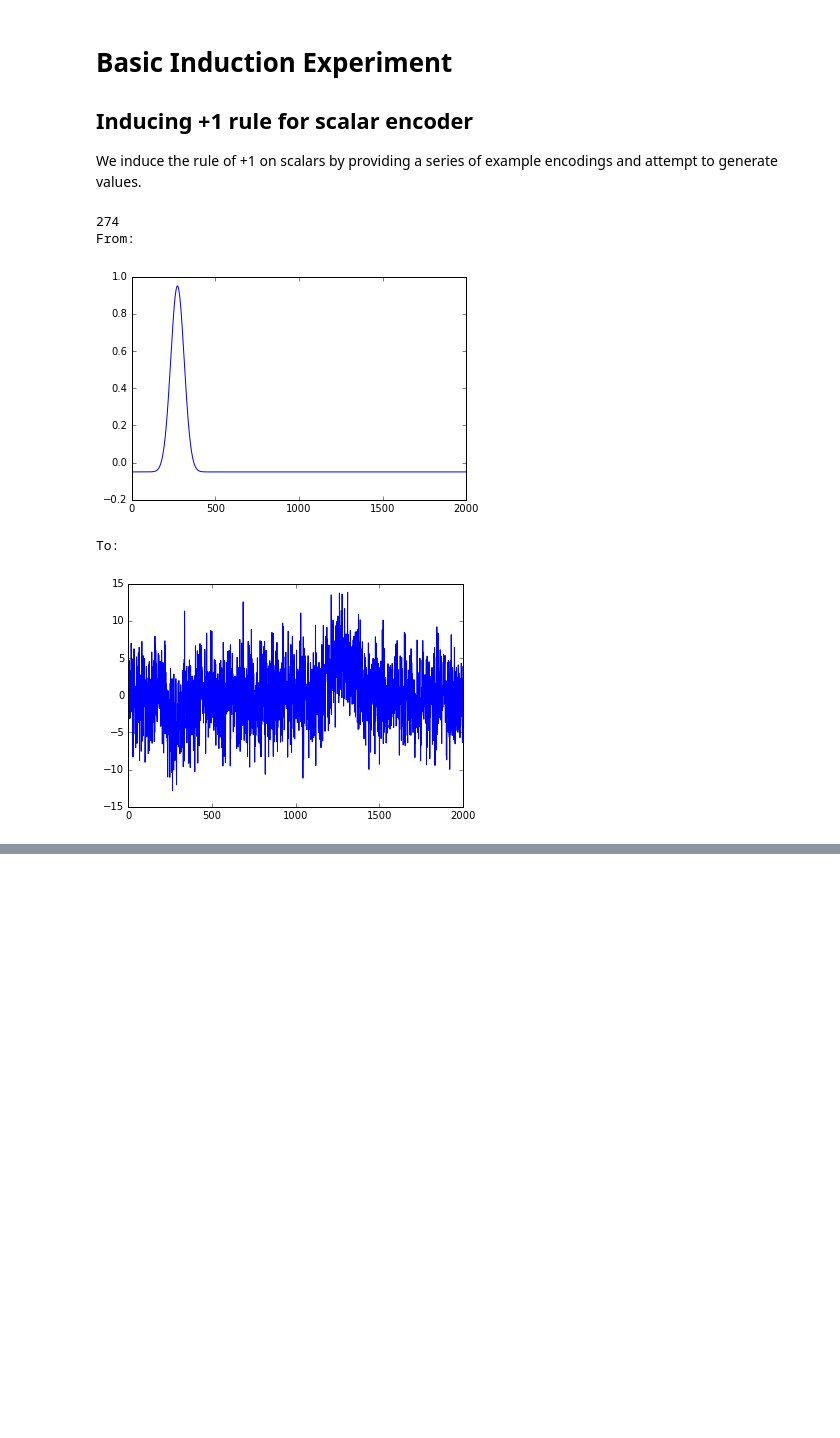
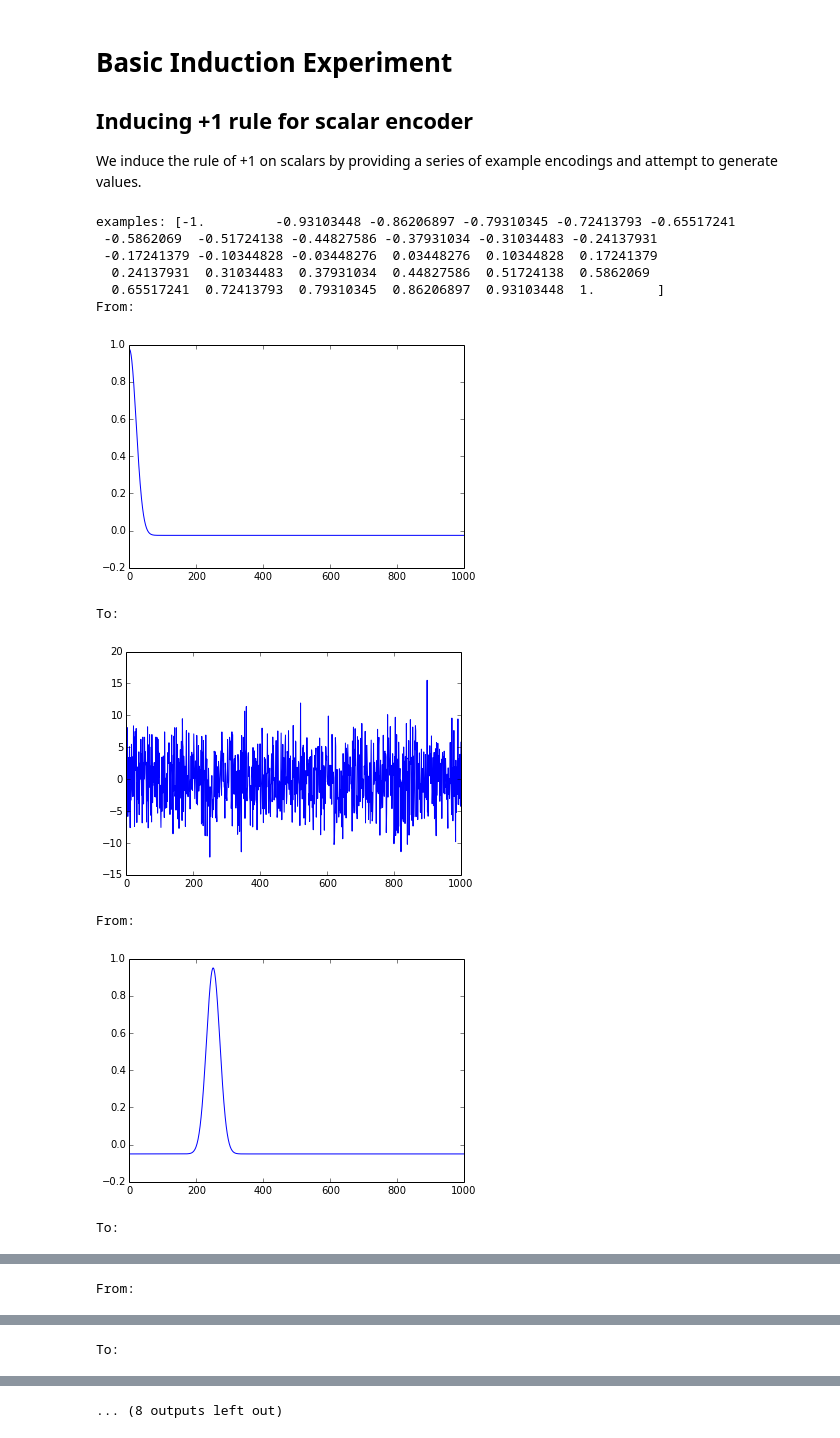
Before and after one commit to HBPNeurorobotics/holographic, a Jupyter notebook: hrr/HRR_induction.ipynb, the cells around one changed output, grey strips where cells are left out. Saved outputs shown, nothing was run; the diff lists cells and outputs as text; code cells hidden in the pictures; blank space fills up the shorter version.

```diff
--- a/hrr/HRR_induction.ipynb
+++ b/hrr/HRR_induction.ipynb
@@ -7,40 +7,57 @@ We induce the rule of +1 on scalars by providing a series of example encodings a
 # %%
 import numpy as np
 import random
 from hrr import HRR
 %matplotlib inline
 
 HRR.reset_kernel()
 HRR.verbose = False
 
-input_range = 2000
-examples = 1000
-probes = 1
+input_range = 1
+probes = 3
 steps = 1
-size = 2000
+size = 1000
 
-HRR.input_range = [0,input_range]
+# function to learn
+def f(x):
+    return np.sin(x)
+
+HRR.input_range = [-input_range, input_range]
 HRR.set_size(size)
 
-exs = np.empty((examples,size), dtype=float)
 
-for e in range(examples):
-    i = random.randrange(input_range/2)
-    exs[e] = (HRR(i+input_range/2) % i).memory
+# generate learning dataset
+examples = np.linspace(-input_range, input_range, num=30)
+print('examples: {}'.format(examples))
+
+# create storage for averaging
+exs = np.empty((examples.size, size), dtype=float)
+
+for idx, e in enumerate(examples):
+    A = float(e)
+    B = f(A)
+
+    exs[idx] = (HRR(B) % A).memory
 
 m = HRR(0,generator=exs)
 
-for p in range(probes):
-    a = random.randrange(input_range/2)
-    i = HRR(a)
-    print(a)
+probes = np.linspace(-input_range, input_range, num=5)
+for p in probes:
+    i = HRR(float(p))
     print("From:")
     HRR.plot(HRR.reverse_permute(i.memory))
     print("To:")
     HRR.plot(HRR.reverse_permute((m * i).memory))
 # %% [output]
-274
+examples: [-1.         -0.93103448 -0.86206897 -0.79310345 -0.72413793 -0.65517241
+ -0.5862069  -0.51724138 -0.44827586 -0.37931034 -0.31034483 -0.24137931
+ -0.17241379 -0.10344828 -0.03448276  0.03448276  0.10344828  0.17241379
+  0.24137931  0.31034483  0.37931034  0.44827586  0.51724138  0.5862069
+  0.65517241  0.72413793  0.79310345  0.86206897  0.93103448  1.        ]
 From:
-[figure, old version]
+[figure, new version]
 To:
-[figure, old version]
+[figure, new version]
+From:
+[figure, added]
+To:
@@ -46,0 +65 @@ To:
+From:
@@ -46,0 +67 @@ To:
+To:
@@ -46,0 +69 @@ To:
+... (8 outputs left out)
```
Also changed, not shown: parts of 1 cell of this notebook, 1 other file.
